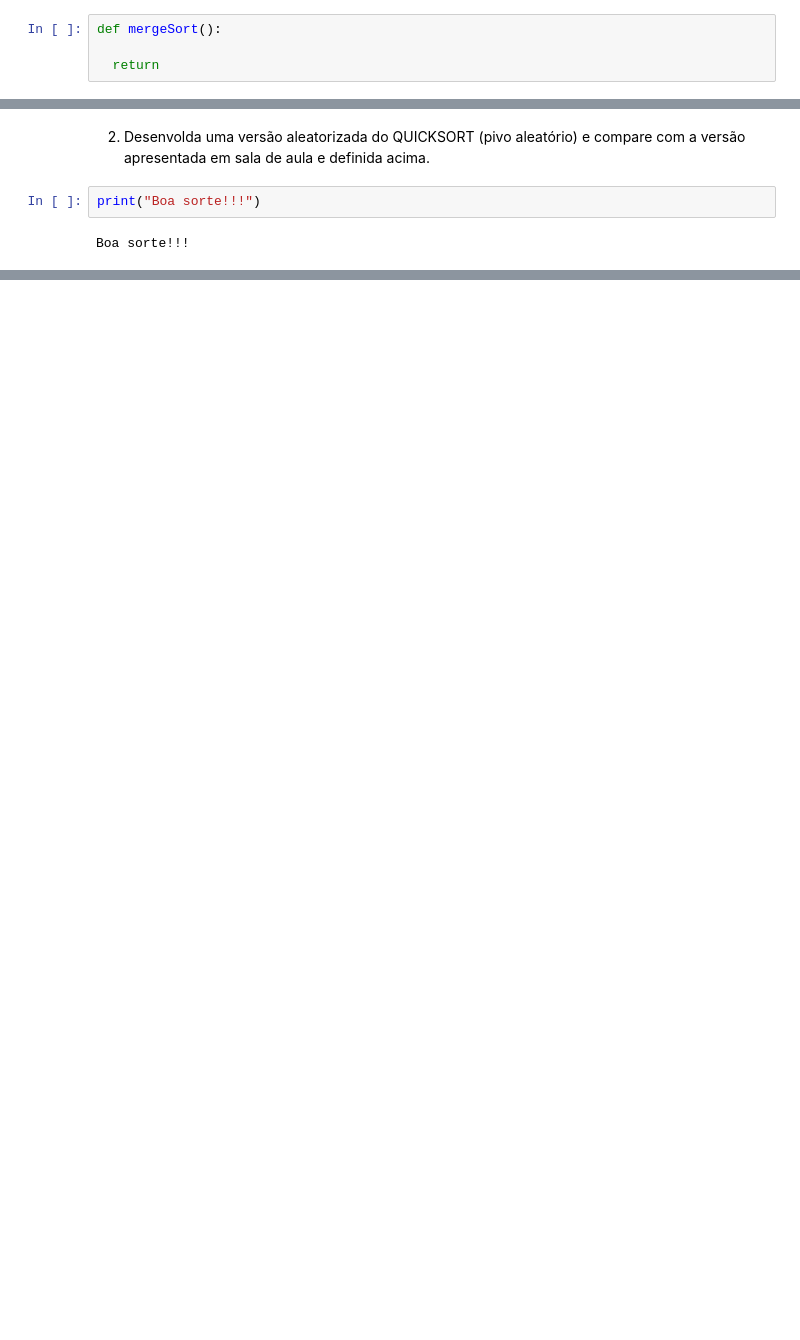
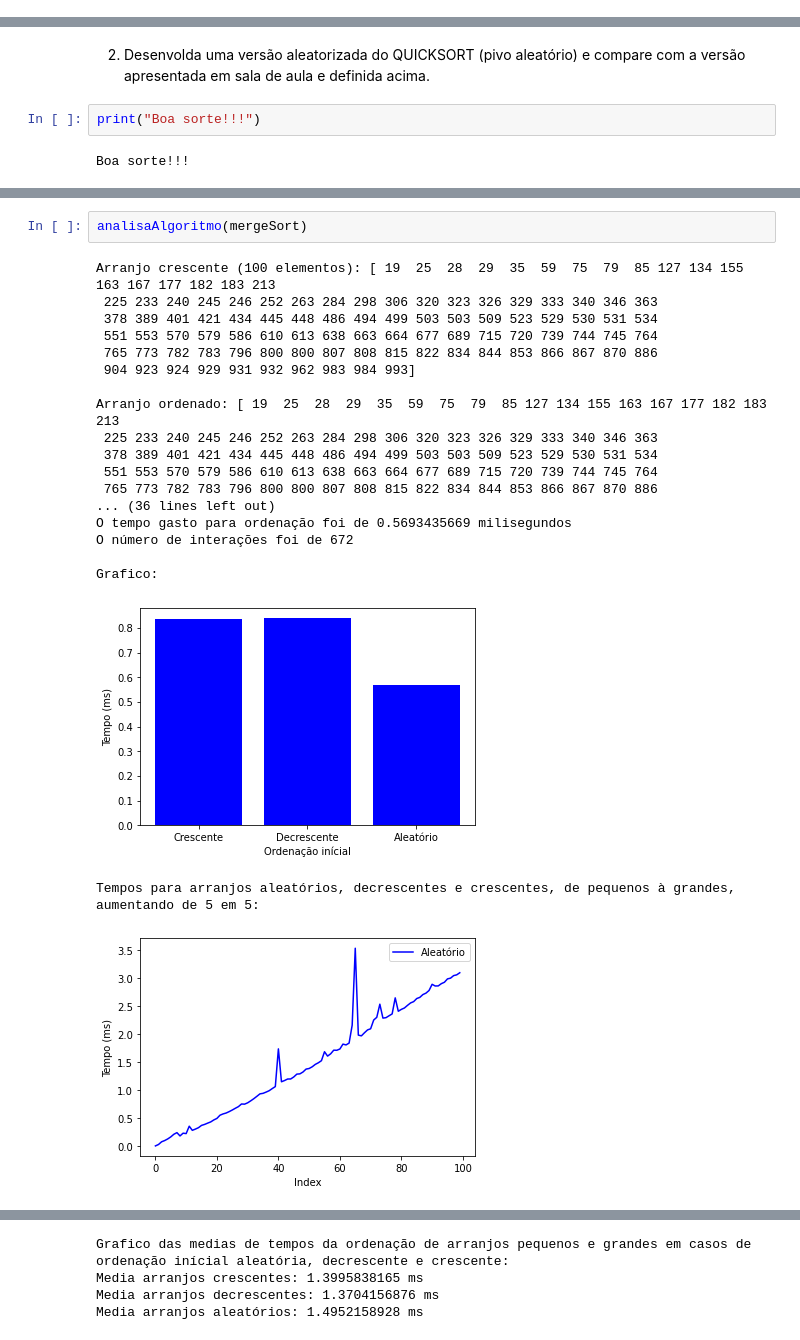
Before and after one commit to chrystian9/EFC-CPA, a Jupyter notebook: EFC1/EFC1_GCC_253.ipynb, the cells around one changed output, grey strips where cells are left out. Cells and saved outputs as stored; diff of their text form; blank space fills up the shorter version.

```diff
--- a/EFC1/EFC1_GCC_253.ipynb
+++ b/EFC1/EFC1_GCC_253.ipynb
@@ -41,6 +58,2 @@ def insertionSort():
 # %% [markdown]
 ##  Merge Sort
-# %%
-def mergeSort():
-
-  return
@@ -94,0 +586,23 @@ Boa sorte!!!
+# %%
+analisaAlgoritmo(mergeSort)
+# %% [output]
+Arranjo crescente (100 elementos): [ 19  25  28  29  35  59  75  79  85 127 134 155 163 167 177 182 183 213
+ 225 233 240 245 246 252 263 284 298 306 320 323 326 329 333 340 346 363
+ 378 389 401 421 434 445 448 486 494 499 503 503 509 523 529 530 531 534
+ 551 553 570 579 586 610 613 638 663 664 677 689 715 720 739 744 745 764
+ 765 773 782 783 796 800 800 807 808 815 822 834 844 853 866 867 870 886
+ 904 923 924 929 931 932 962 983 984 993]
+
+Arranjo ordenado: [ 19  25  28  29  35  59  75  79  85 127 134 155 163 167 177 182 183 213
+ 225 233 240 245 246 252 263 284 298 306 320 323 326 329 333 340 346 363
+ 378 389 401 421 434 445 448 486 494 499 503 503 509 523 529 530 531 534
+ 551 553 570 579 586 610 613 638 663 664 677 689 715 720 739 744 745 764
+ 765 773 782 783 796 800 800 807 808 815 822 834 844 853 866 867 870 886
+... (36 lines left out)
+O tempo gasto para ordenação foi de 0.5693435669 milisegundos
+O número de interações foi de 672
+
+Grafico:
+[figure, added]
+Tempos para arranjos aleatórios, decrescentes e crescentes, de pequenos à grandes, aumentando de 5 em 5:
+[figure, added]
@@ -94,0 +611,4 @@ Boa sorte!!!
+Grafico das medias de tempos da ordenação de arranjos pequenos e grandes em casos de ordenação inícial aleatória, decrescente e crescente:
+Media arranjos crescentes: 1.3995838165 ms
+Media arranjos decrescentes: 1.3704156876 ms
+Media arranjos aleatórios: 1.4952158928 ms
```
Also changed, not shown: parts of 44 cells of this notebook.
